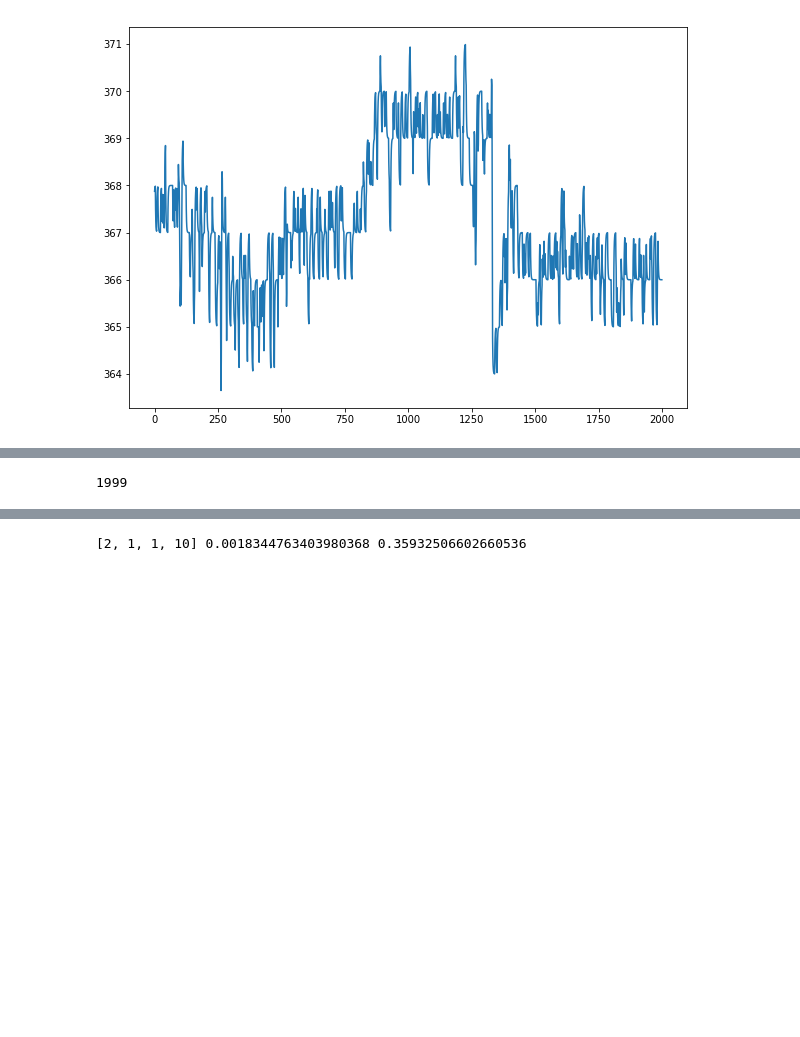
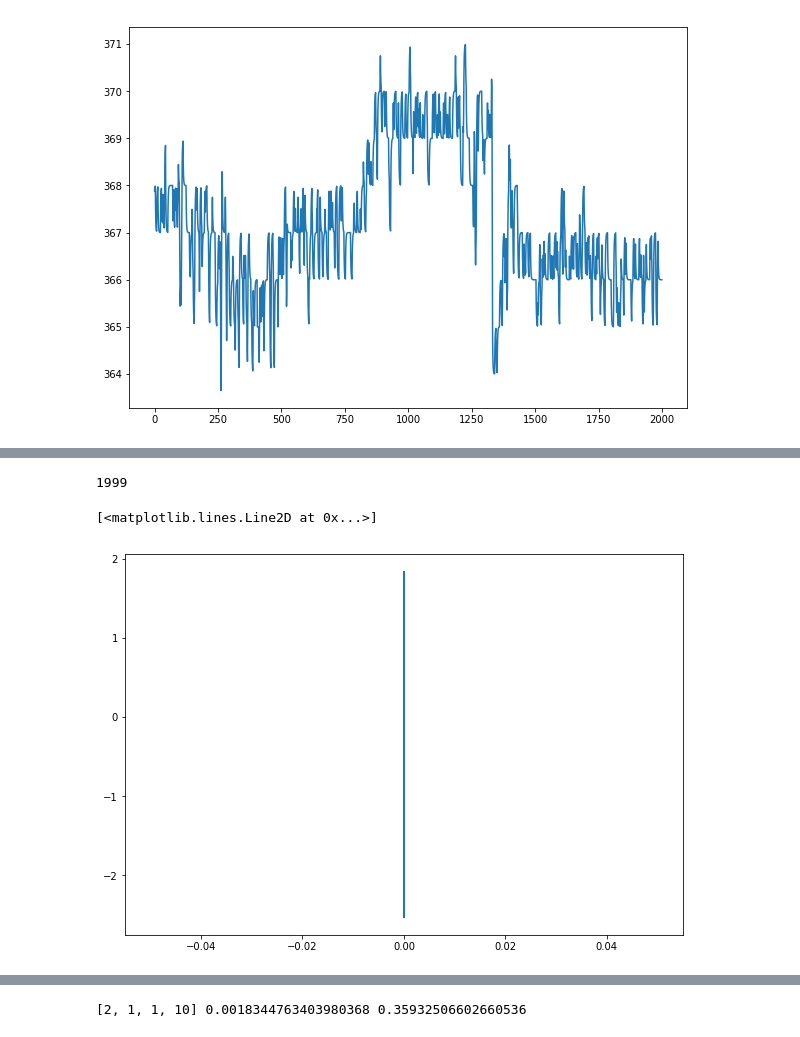
Before and after one commit to A101110/models, a Jupyter notebook: Pred_for_single_value.ipynb, the cells around one changed output, grey strips where cells are left out. Cells and saved outputs as stored; diff of their text form; code cells hidden in the pictures; blank space fills up the shorter version.

```diff
--- a/Pred_for_single_value.ipynb
+++ b/Pred_for_single_value.ipynb
@@ -67,13 +68,17 @@ plt.plot(df2['flow1'])
 # %%
 df2 =  pd.DataFrame(columns = ["flow1", "time"])
 df2.time = timer_test
 df2.flow1 = batch_test
 df2['time'] = df2['time'].diff()
 df2['flow1'] = df2['flow1'].diff()
 df2.dropna(inplace = True)
+df2.index = df2['time']
 print(len(df2))
+plt.plot(df2['flow1'])
 # %% [output]
 1999
+[<matplotlib.lines.Line2D at 0x...>]
+[figure, added]
 # %%
 model1 = SARIMAX(df1['flow1'], exog = df2['flow1'], order=(1, 1, 1), seasonal_order=(2, 1, 1, 18))
 result1 = model1.fit()
```
Also changed, not shown: parts of 4 cells of this notebook.
